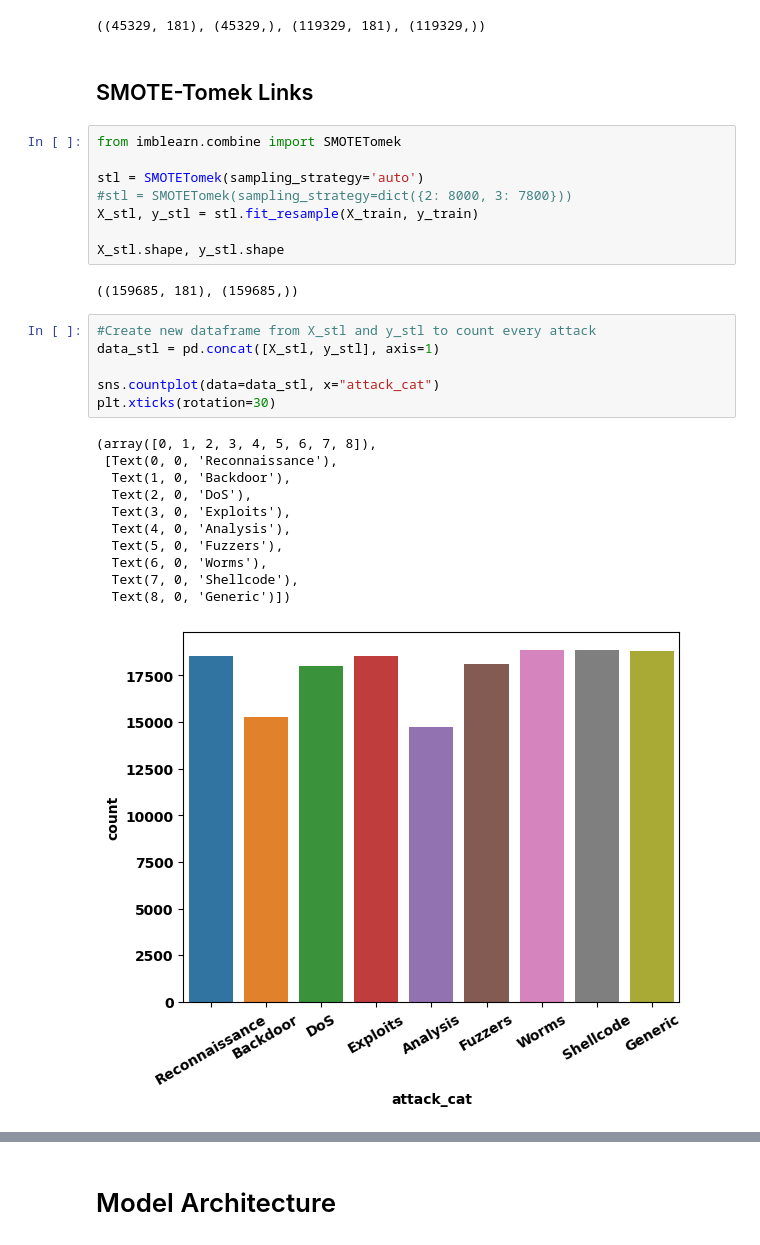
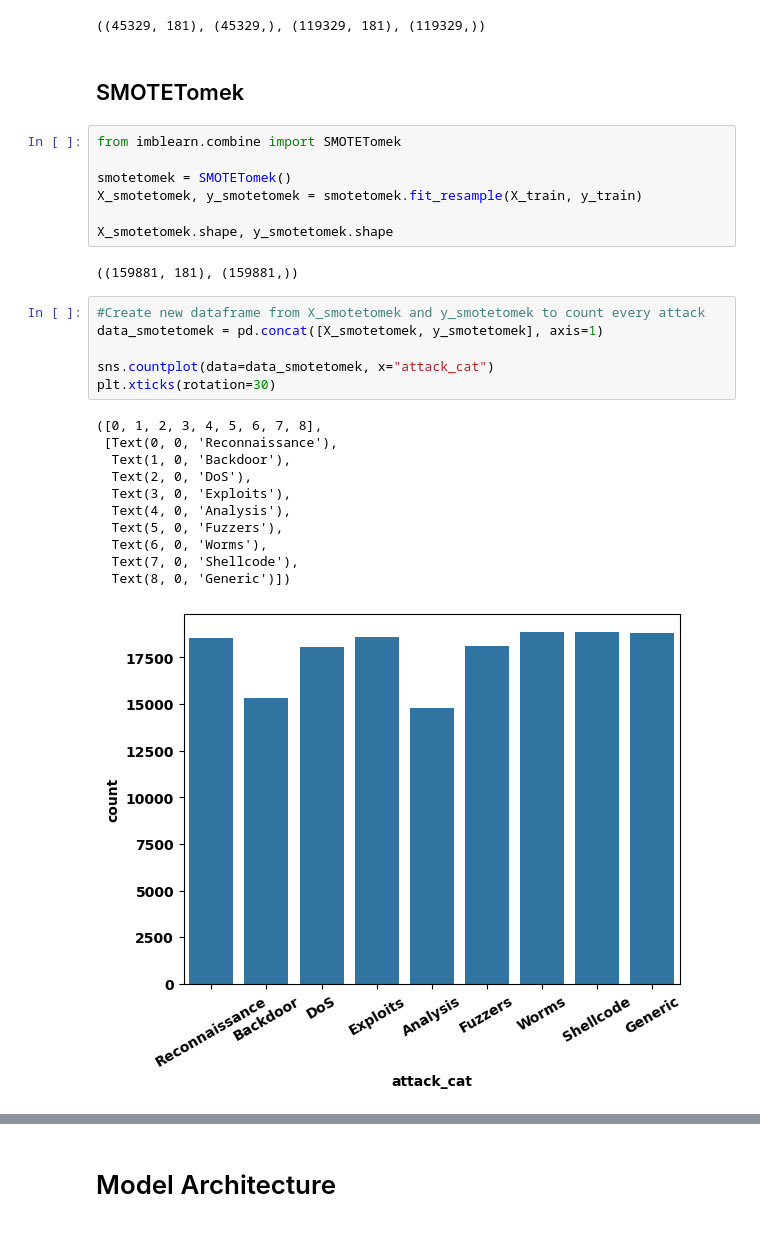
Before and after one commit to rajasa13/Data-Science, a Jupyter notebook: Notebook/UNSW-NB15/CNN/Balanced/SMOTETOMEK/smotetomek_cnn_unswnb15.ipynb, the cells around one changed output, grey strips where cells are left out. Saved outputs shown, nothing was run; the diff lists cells and outputs as text.

```diff
--- a/Notebook/UNSW-NB15/CNN/Balanced/SMOTETOMEK/smotetomek_cnn_unswnb15.ipynb
+++ b/Notebook/UNSW-NB15/CNN/Balanced/SMOTETOMEK/smotetomek_cnn_unswnb15.ipynb
@@ -118,34 +130,33 @@ y_test = test_attack_cat
 X_train.shape, y_train.shape, X_test.shape, y_test.shape
 # %% [output]
 ((45329, 181), (45329,), (119329, 181), (119329,))
-# %% [markdown]
-## SMOTE-Tomek Links
+# %% [markdown]
+## SMOTETomek
 # %%
 from imblearn.combine import SMOTETomek
 
-stl = SMOTETomek(sampling_strategy='auto')
-#stl = SMOTETomek(sampling_strategy=dict({2: 8000, 3: 7800}))
-X_stl, y_stl = stl.fit_resample(X_train, y_train)
+smotetomek = SMOTETomek()
+X_smotetomek, y_smotetomek = smotetomek.fit_resample(X_train, y_train)
 
-X_stl.shape, y_stl.shape
+X_smotetomek.shape, y_smotetomek.shape
 # %% [output]
-((159685, 181), (159685,))
+((159881, 181), (159881,))
 # %%
-#Create new dataframe from X_stl and y_stl to count every attack
-data_stl = pd.concat([X_stl, y_stl], axis=1)
+#Create new dataframe from X_smotetomek and y_smotetomek to count every attack
+data_smotetomek = pd.concat([X_smotetomek, y_smotetomek], axis=1)
 
-sns.countplot(data=data_stl, x="attack_cat")
+sns.countplot(data=data_smotetomek, x="attack_cat")
 plt.xticks(rotation=30)
 # %% [output]
-(array([0, 1, 2, 3, 4, 5, 6, 7, 8]),
+([0, 1, 2, 3, 4, 5, 6, 7, 8],
  [Text(0, 0, 'Reconnaissance'),
   Text(1, 0, 'Backdoor'),
   Text(2, 0, 'DoS'),
   Text(3, 0, 'Exploits'),
   Text(4, 0, 'Analysis'),
   Text(5, 0, 'Fuzzers'),
   Text(6, 0, 'Worms'),
   Text(7, 0, 'Shellcode'),
   Text(8, 0, 'Generic')])
-[figure, old version]
+[figure, new version]
 # %%
```
Also changed, not shown: parts of 17 cells of this notebook, 2 other files.
